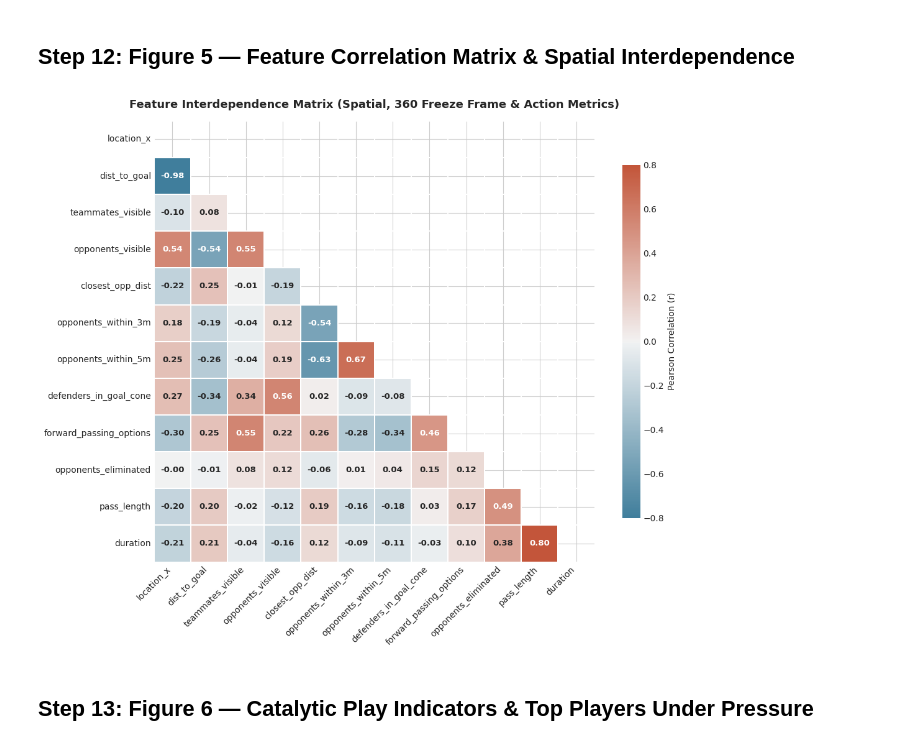
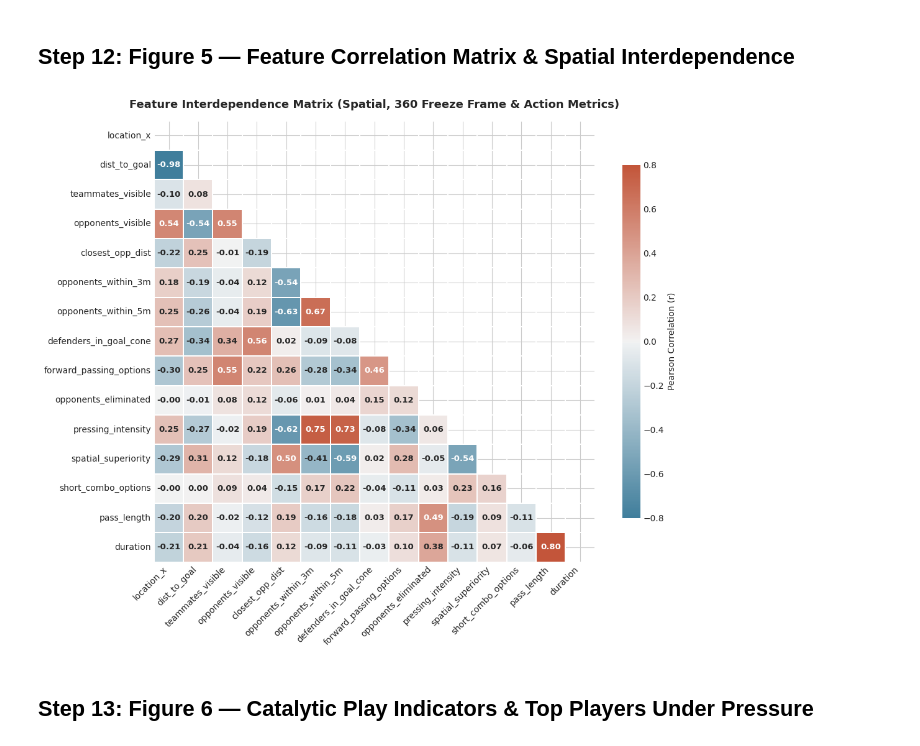
Before and after one commit to you-know-wh0/cse490d-project, a Jupyter notebook: Notebooks/1_Data_and_EDA_finaL.ipynb, the cells around one changed output. Saved outputs shown, nothing was run; the diff lists cells and outputs as text; code cells hidden in the pictures.

```diff
--- a/Notebooks/1_Data_and_EDA_FIXED.ipynb
+++ b/Notebooks/1_Data_and_EDA_finaL.ipynb
@@ -4,7 +4,7 @@
 ## Step 1: Environment Setup & Library Imports
 # %%
 # Install required packages if not already installed
-# %pip install -q statsbombpy mplsoccer seaborn pandas numpy matplotlib scipy scikit-learn shap
+# %pip install -q --user statsbombpy mplsoccer seaborn pandas numpy matplotlib scipy scikit-learn shap
 
 import os
 import sys
@@ -28,12 +28,11 @@ plt.rcParams['axes.edgecolor'] = '#333333'
 plt.rcParams['axes.linewidth'] = 0.8
 
 # Robust root directory resolution (works whether running from root or inside Notebooks/)
-if os.path.exists('data') and os.path.exists('figures'):
-    PROJECT_ROOT = os.getcwd()
-elif os.path.exists(os.path.join('..', 'data')) and os.path.exists(os.path.join('..', 'figures')):
-    PROJECT_ROOT = os.path.abspath('..')
+cwd = os.getcwd()
+if os.path.basename(cwd) == 'Notebooks':
+    PROJECT_ROOT = os.path.abspath(os.path.join(cwd, '..'))
 else:
-    PROJECT_ROOT = os.getcwd()
+    PROJECT_ROOT = os.path.abspath(cwd)
 
 DATA_DIR = os.path.join(PROJECT_ROOT, 'data')
 FIG_DIR = os.path.join(PROJECT_ROOT, 'figures')
@@ -666,30 +734,31 @@ plt.show()
 # %%
 corr_features = [
     'location_x', 'dist_to_goal', 'teammates_visible', 'opponents_visible',
     'closest_opp_dist', 'opponents_within_3m', 'opponents_within_5m',
     'defenders_in_goal_cone', 'forward_passing_options', 'opponents_eliminated',
+    'pressing_intensity', 'spatial_superiority', 'short_combo_options',
     'pass_length', 'duration'
 ]
 corr_df = df_events[corr_features].dropna().corr()
 corr_df.to_csv(os.path.join(DATA_DIR, 'feature_correlation_matrix.csv'))
 
 fig, ax = plt.subplots(figsize=(11, 9))
 fig.patch.set_facecolor('#ffffff')
 
 mask = np.triu(np.ones_like(corr_df, dtype=bool))
 cmap = sns.diverging_palette(230, 20, as_cmap=True)
 sns.heatmap(corr_df, mask=mask, cmap=cmap, vmin=-0.8, vmax=0.8, center=0,
             square=True, linewidths=1.2, linecolor='#ffffff', cbar_kws={'shrink': .8, 'label': 'Pearson Correlation (r)'},
             annot=True, fmt='.2f', annot_kws={'size': 9.5, 'weight': 'bold'}, ax=ax)
 ax.set_title('Feature Interdependence Matrix (Spatial, 360 Freeze Frame & Action Metrics)', fontsize=13, fontweight='bold', pad=15)
 plt.xticks(rotation=45, ha='right', fontsize=10)
 plt.yticks(fontsize=10)
 
 plt.tight_layout()
 plt.savefig(os.path.join(FIG_DIR, 'fig5_feature_correlation_matrix.png'), dpi=300, bbox_inches='tight')
 plt.show()
 # %% [output]
-[figure, old version]
+[figure, new version]
 # %% [markdown]
 ## Step 13: Figure 6 — Catalytic Play Indicators & Top Players Under Pressure
 # %%
```
Also changed, not shown: parts of 5 cells of this notebook, 26 other files.
